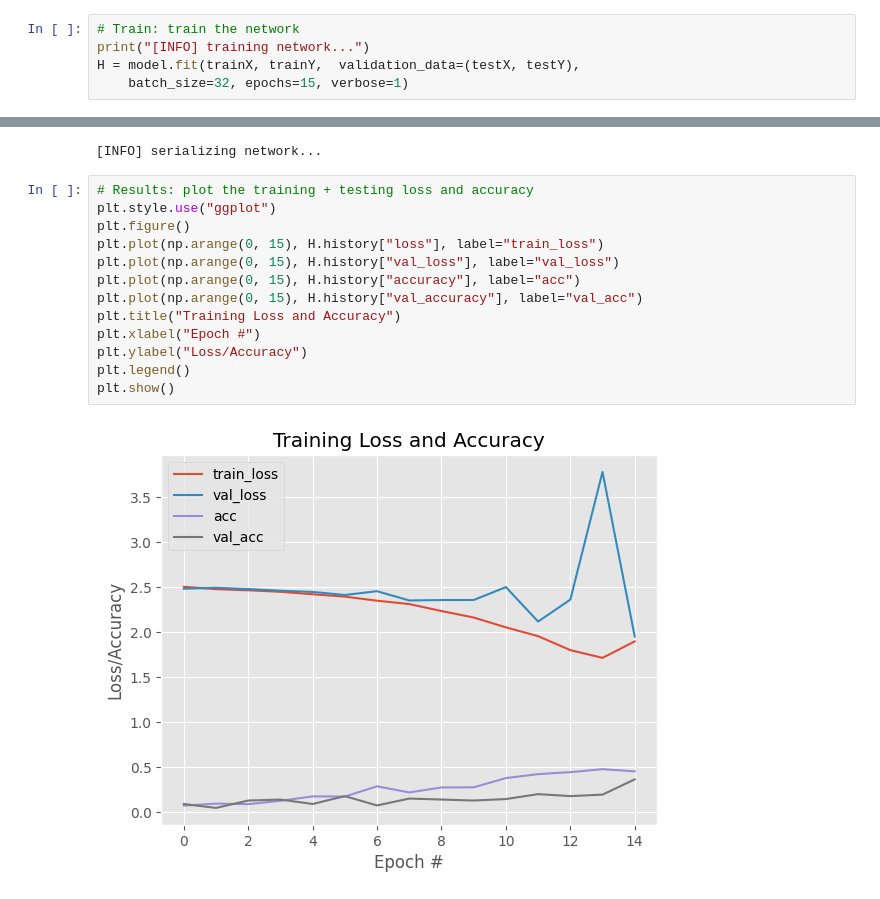
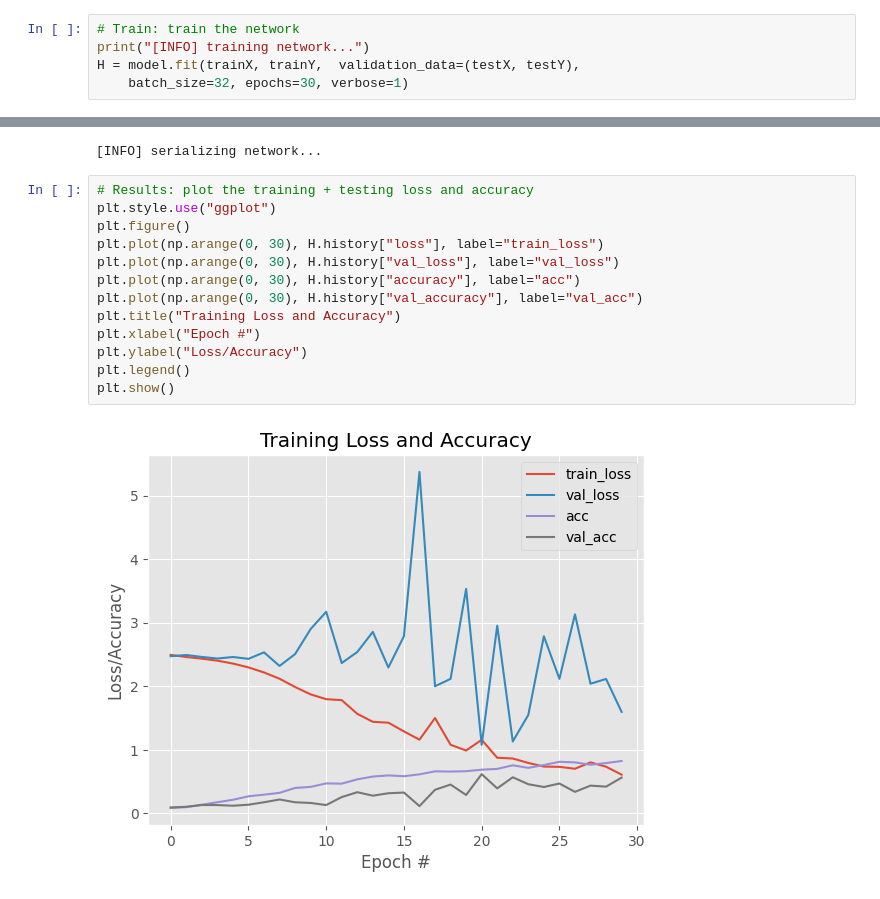
Before and after one commit to gao42/PyProjects, a Jupyter notebook: train_lenet_geo.ipynb, the cells around one changed output, grey strips where cells are left out. Drawn from its saved outputs; the diff is of its cells as text.

```diff
--- a/train_lenet_geo.ipynb
+++ b/train_lenet_geo.ipynb
@@ -91,6 +91,6 @@ model.compile(loss="categorical_crossentropy", optimizer=opt,
 # Train: train the network
 print("[INFO] training network...")
 H = model.fit(trainX, trainY,  validation_data=(testX, testY),
-	batch_size=32, epochs=15, verbose=1)
+	batch_size=32, epochs=30, verbose=1)
 # %% [output]
 [INFO] training network...
@@ -146,15 +146,15 @@ model.save(args["model"])
 # %%
 # Results: plot the training + testing loss and accuracy
 plt.style.use("ggplot")
 plt.figure()
-plt.plot(np.arange(0, 15), H.history["loss"], label="train_loss")
-plt.plot(np.arange(0, 15), H.history["val_loss"], label="val_loss")
-plt.plot(np.arange(0, 15), H.history["accuracy"], label="acc")
-plt.plot(np.arange(0, 15), H.history["val_accuracy"], label="val_acc")
+plt.plot(np.arange(0, 30), H.history["loss"], label="train_loss")
+plt.plot(np.arange(0, 30), H.history["val_loss"], label="val_loss")
+plt.plot(np.arange(0, 30), H.history["accuracy"], label="acc")
+plt.plot(np.arange(0, 30), H.history["val_accuracy"], label="val_acc")
 plt.title("Training Loss and Accuracy")
 plt.xlabel("Epoch #")
 plt.ylabel("Loss/Accuracy")
 plt.legend()
 plt.show()
 # %% [output]
-[figure, old version]
+[figure, new version]
```
Also changed, not shown: parts of 2 cells of this notebook.
